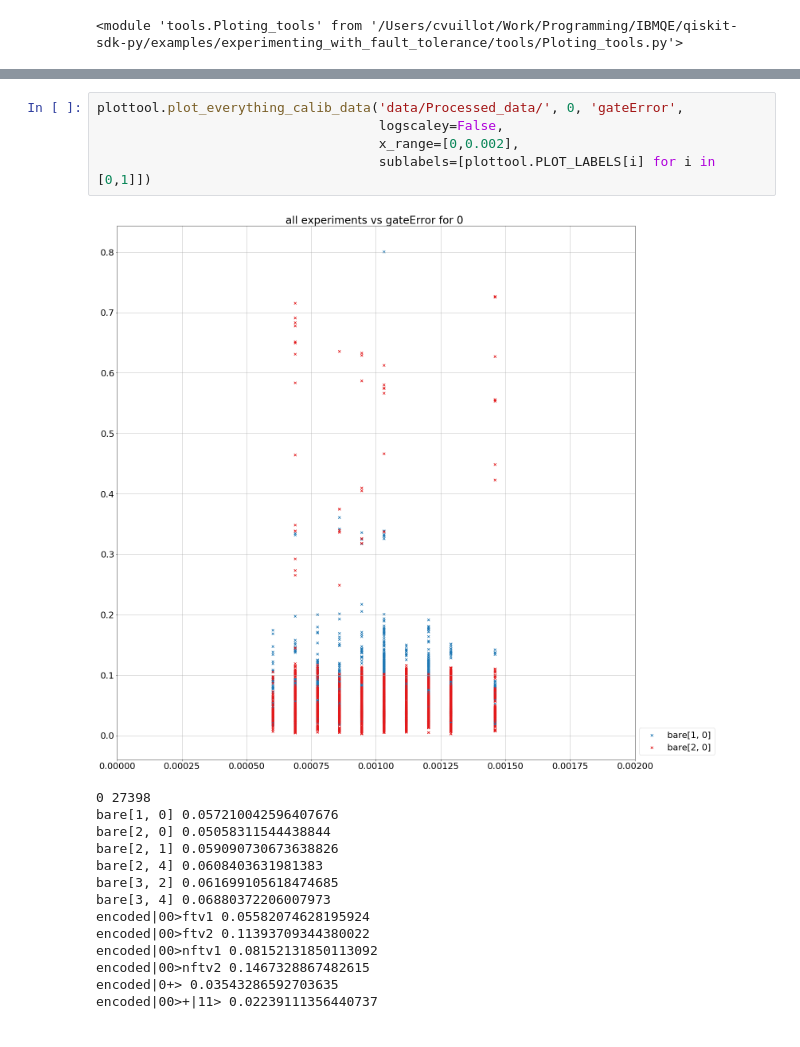
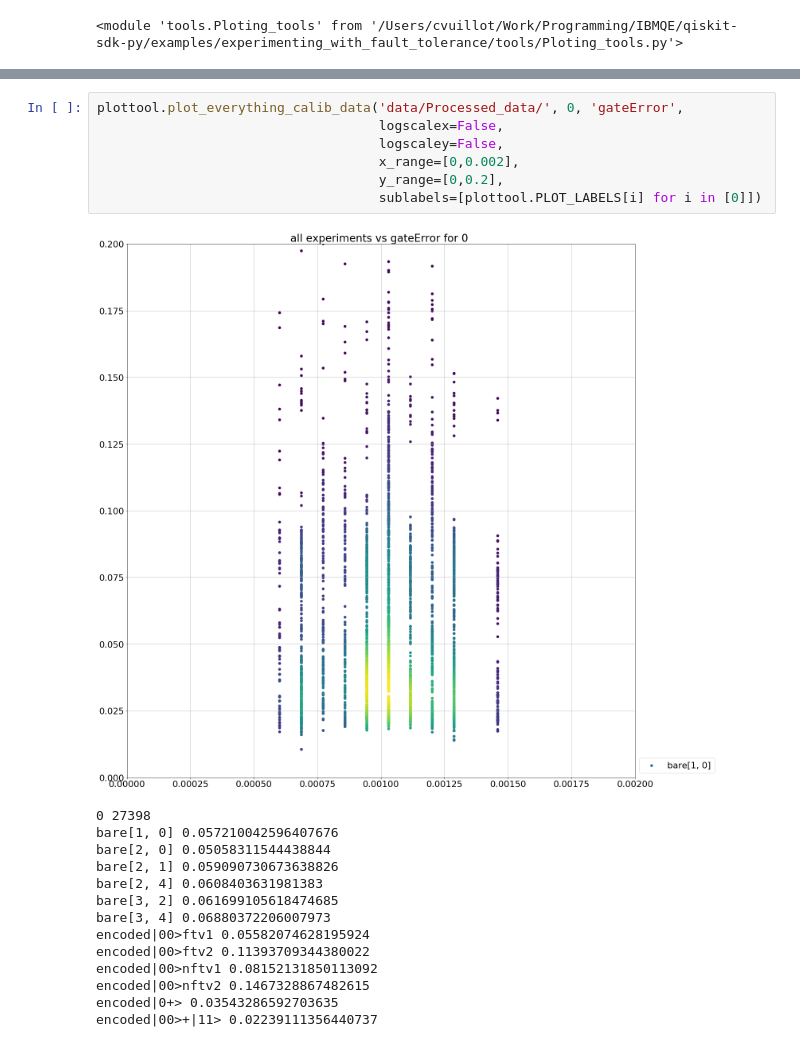
Before and after one commit to ChristopheVuillot/qiskit-sdk-py, a Jupyter notebook: examples/experimenting_with_fault_tolerance/Constructing_circuits.ipynb, the cells around one changed output, grey strips where cells are left out. Drawn from its saved outputs; the diff is of its cells as text.

```diff
--- a/examples/experimenting_with_fault_tolerance/Constructing_circuits.ipynb
+++ b/examples/experimenting_with_fault_tolerance/Constructing_circuits.ipynb
@@ -407,11 +266,13 @@ encoded|0+> 0.03543286592703635
 encoded|00>+|11> 0.02239111356440737
 # %%
 plottool.plot_everything_calib_data('data/Processed_data/', 0, 'gateError',
+                                    logscalex=False,
                                     logscaley=False,
                                     x_range=[0,0.002],
-                                    sublabels=[plottool.PLOT_LABELS[i] for i in [0,1]])
+                                    y_range=[0,0.2],
+                                    sublabels=[plottool.PLOT_LABELS[i] for i in [0]])
 # %% [output]
-[figure, old version]
+[figure, new version]
 0 27398
 bare[1, 0] 0.057210042596407676
 bare[2, 0] 0.05058311544438844
```
Also changed, not shown: parts of 29 cells of this notebook, 1 other file.
